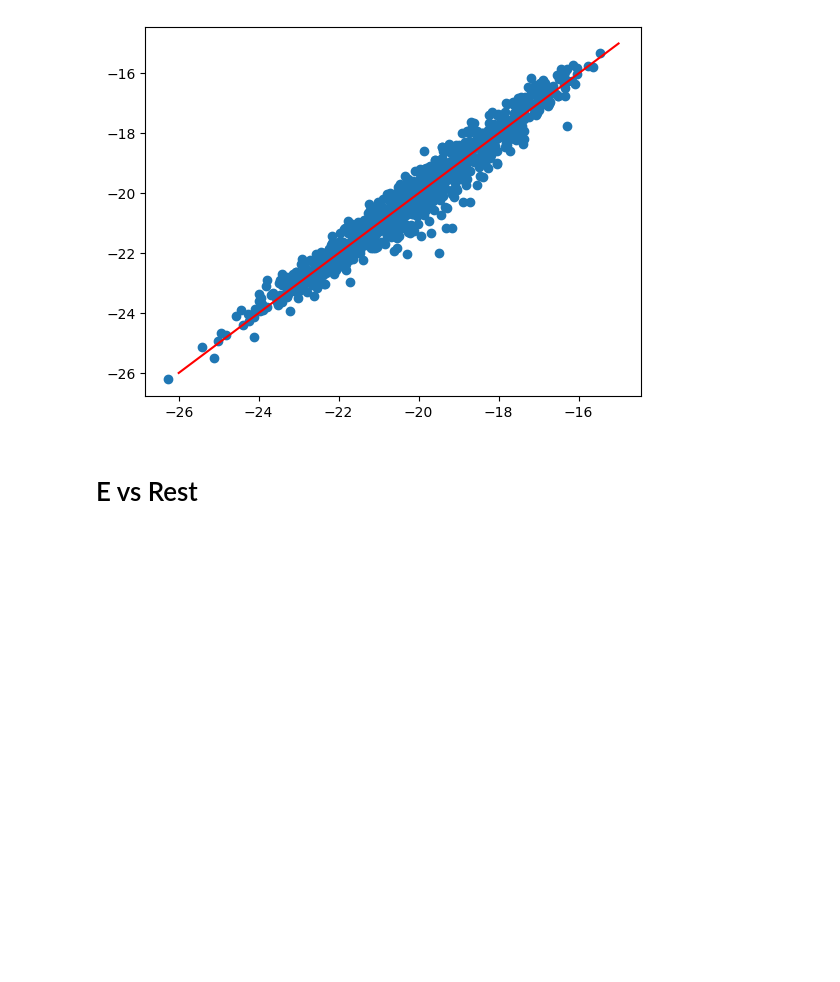
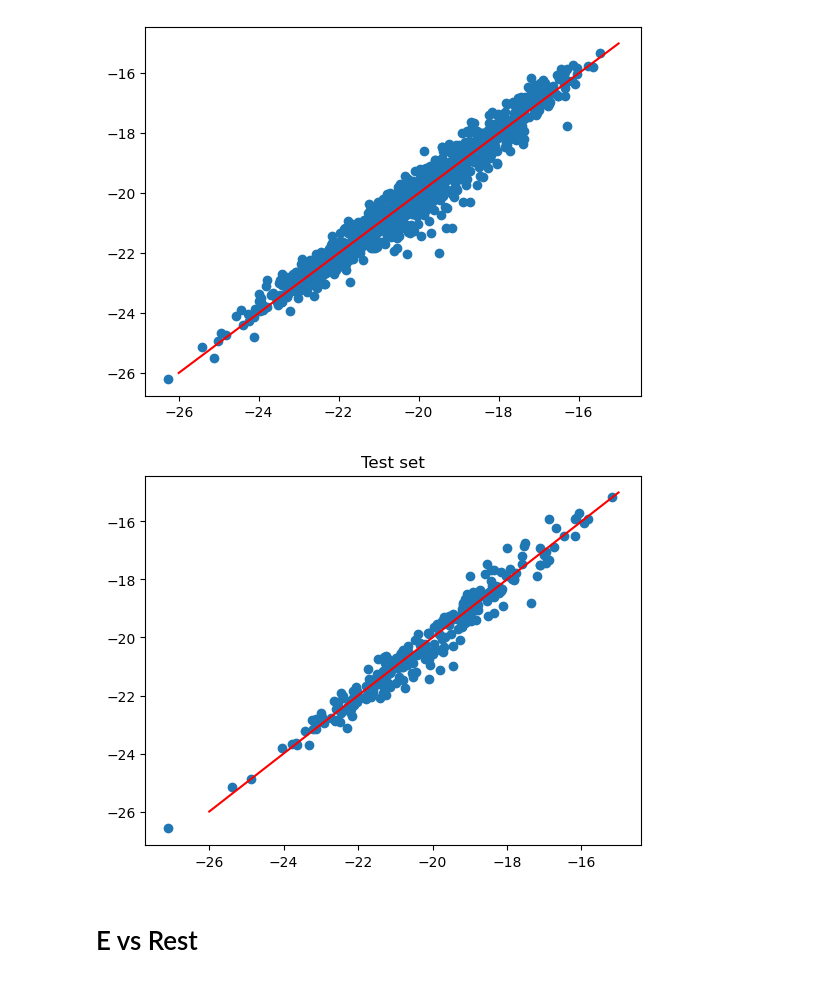
Before and after one commit to PaulD273/Symbolic-regression, a Jupyter notebook: Na/Diff_dataset2.ipynb, the cells around one changed output. Cells and saved outputs as stored; diff of their text form; code cells hidden in the pictures; blank space fills up the shorter version.

```diff
--- a/Na/Diff_dataset2.ipynb
+++ b/Na/Diff_dataset2.ipynb
@@ -29,7 +29,8 @@ atoms_test[0].info.keys()
 # %% [output]
 dict_keys(['Ea', 'B', 'N', 'O', 'F', 'Na', 'Al', 'Si', 'P', 'S', 'Cl', 'Ge', 'Br', 'I', 'density', 'AAV', 'PF', 'SBI', 'RBI', 'VPA', 'NBI', 'weighted_electronegativity', 'log_conductivity', 'logD', 'N ...
 # %%
-df = pd.DataFrame([atoms.info for atoms in atoms_train])
+data_train = pd.DataFrame([atoms.info for atoms in atoms_train])
+data_test = pd.DataFrame([atoms.info for atoms in atoms_test])
 # %%
 df
 # %% [output]
@@ -274,6 +260,16 @@ plt.plot([-26,-15], [-26, -15], color = 'red')
 plt.show()
 # %% [output]
 [figure]
+# %%
+plt.title('Test set')
+a0 = -7.449893592450271e-01
+c0 = -1.235328968693277e+01
+fct_test = c0 + a0 * ((data_test['O'] * data_test['density']) - (data_test['face-area-avg'] - data_test['Ea']/(kb*300)))
+plt.scatter(fct_test, data_test['logD'])
+plt.plot([-26,-15], [-26, -15], color = 'red')
+plt.show()
+# %% [output]
+[figure, added]
 # %% [markdown]
 # E vs Rest
 # %%
```
Also changed, not shown: parts of 4 cells of this notebook.
